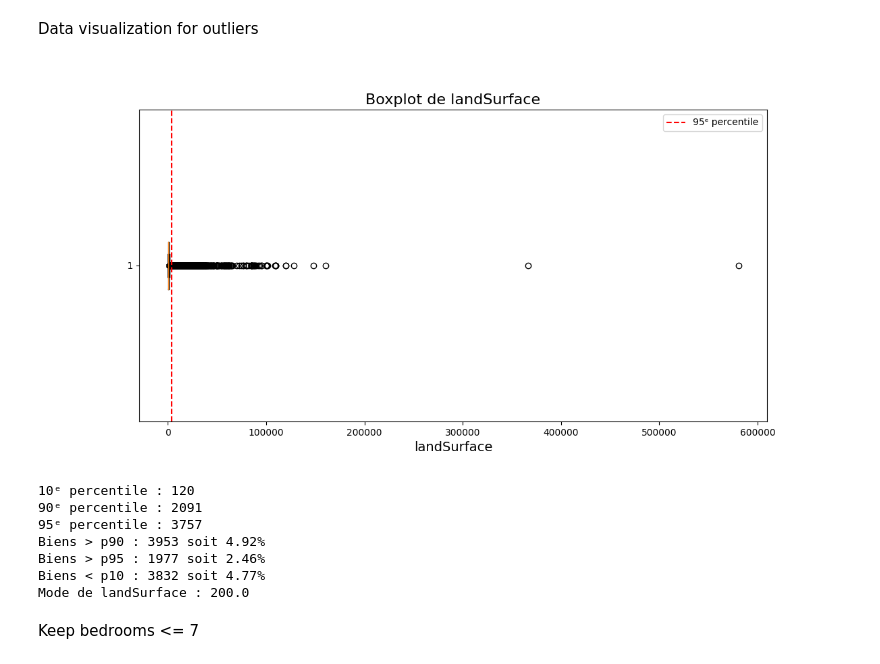
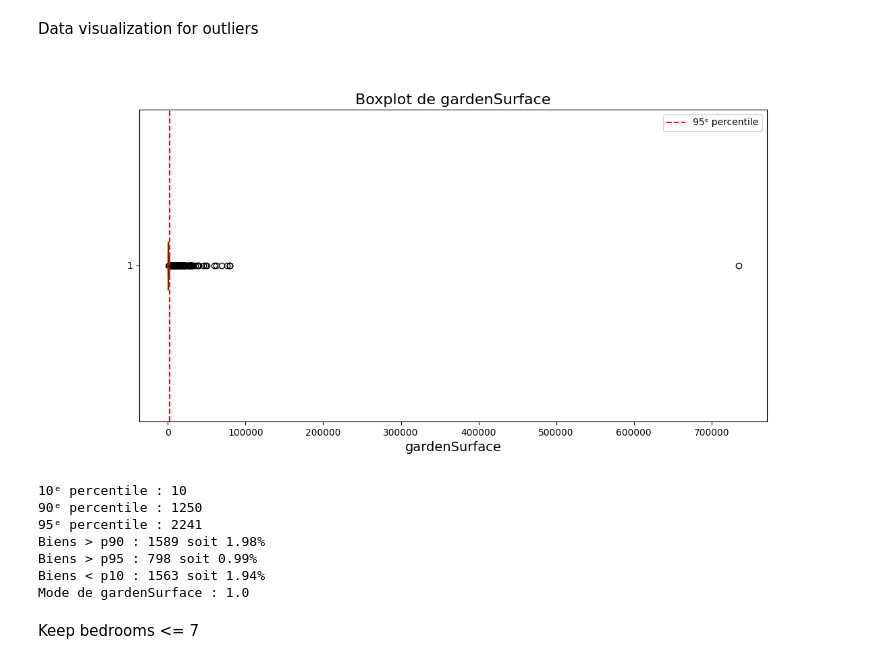
Before and after one commit to becodeorg/immo-eliza-machine-learning-Linwe-e, a Jupyter notebook: preprocess_code_better.ipynb, the cells around one changed output. Drawn from its saved outputs; the diff is of its cells as text; code cells hidden in the pictures.

```diff
--- a/preprocess_code_better.ipynb
+++ b/preprocess_code_better.ipynb
@@ -68,48 +68,48 @@ Data visualization for outliers
 # %%
 #Datavisualization for outliers
 
 # Sans NaN
-data = df["landSurface"].dropna()
+data = df["gardenSurface"].dropna()
 
 
 p10, p90, p95 = data.quantile([0.10, 0.90, 0.95]).values
 
 # 3) Boxplot horizontal avec ligne pour le 95ᵉ percentile
 fig, ax = plt.subplots(figsize=(12, 6))
 ax.boxplot(data, vert=False, showfliers=True)
 ax.axvline(p95, color="red", linestyle="--", label="95ᵉ percentile")
-ax.set_title("Boxplot de landSurface", fontsize=16)
-ax.set_xlabel("landSurface", fontsize=14)
+ax.set_title("Boxplot de gardenSurface", fontsize=16)
+ax.set_xlabel("gardenSurface", fontsize=14)
 ax.legend()
 plt.show()
 
 
 # 4) Affichage des percentiles et des effectifs
 print(f"10ᵉ percentile : {p10:.0f}")
 print(f"90ᵉ percentile : {p90:.0f}")
 print(f"95ᵉ percentile : {p95:.0f}")
 
 total = len(df)
-n_above_p90 = (df['landSurface'] > p90).sum()
-n_above_p95 = (df['landSurface'] > p95).sum()
-n_below_p10 = (df['landSurface'] < p10).sum()
+n_above_p90 = (df['gardenSurface'] > p90).sum()
+n_above_p95 = (df['gardenSurface'] > p95).sum()
+n_below_p10 = (df['gardenSurface'] < p10).sum()
 
 print(f"Biens > p90 : {n_above_p90} soit {n_above_p90/total:.2%}")
 print(f"Biens > p95 : {n_above_p95} soit {n_above_p95/total:.2%}")
 print(f"Biens < p10 : {n_below_p10} soit {n_below_p10/total:.2%}")
 
 # 5) Calcul et affichage du mode (première valeur si plusieurs)
-mode_floor = df['landSurface'].mode().iloc[0]
-print(f"Mode de landSurface : {mode_floor}")
+mode_floor = df['gardenSurface'].mode().iloc[0]
+print(f"Mode de gardenSurface : {mode_floor}")
 # %% [output]
-[figure, old version]
+[figure, new version]
-10ᵉ percentile : 120
-90ᵉ percentile : 2091
-95ᵉ percentile : 3757
-Biens > p90 : 3953 soit 4.92%
-Biens > p95 : 1977 soit 2.46%
-Biens < p10 : 3832 soit 4.77%
-Mode de landSurface : 200.0
+10ᵉ percentile : 10
+90ᵉ percentile : 1250
+95ᵉ percentile : 2241
+Biens > p90 : 1589 soit 1.98%
+Biens > p95 : 798 soit 0.99%
+Biens < p10 : 1563 soit 1.94%
+Mode de gardenSurface : 1.0
 # %%
 # Fermer graph pour libérer la mémoire
 plt.close("all")
```
Also changed, not shown: parts of 3 cells of this notebook.
